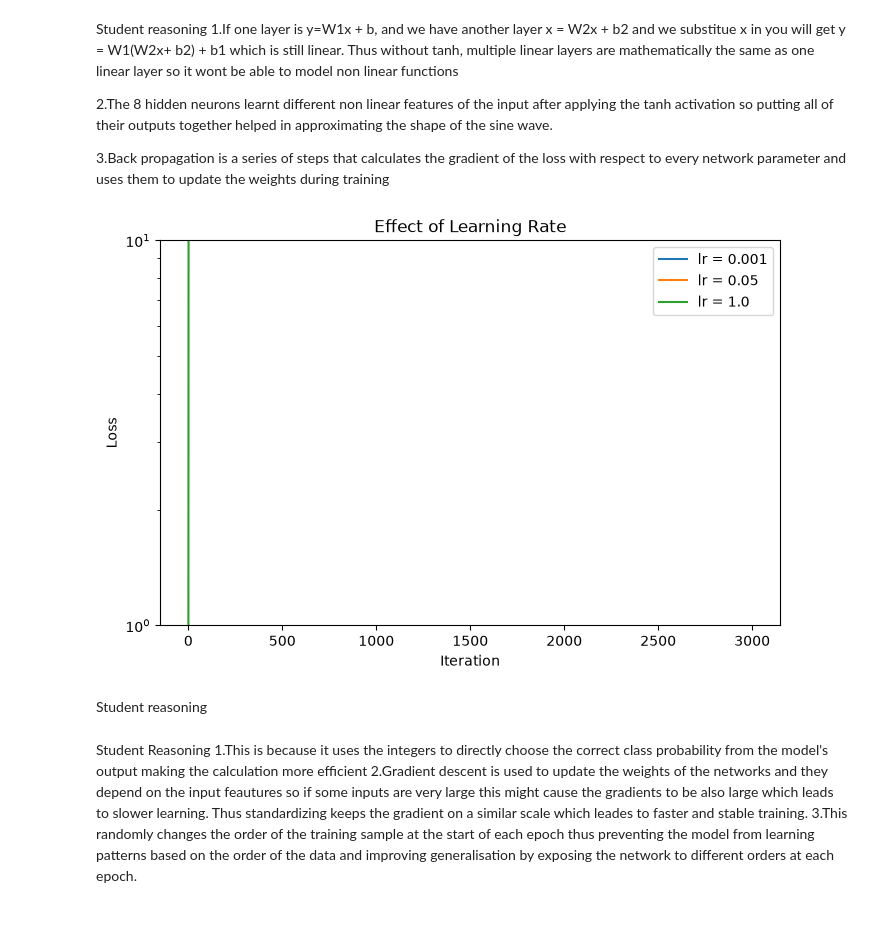
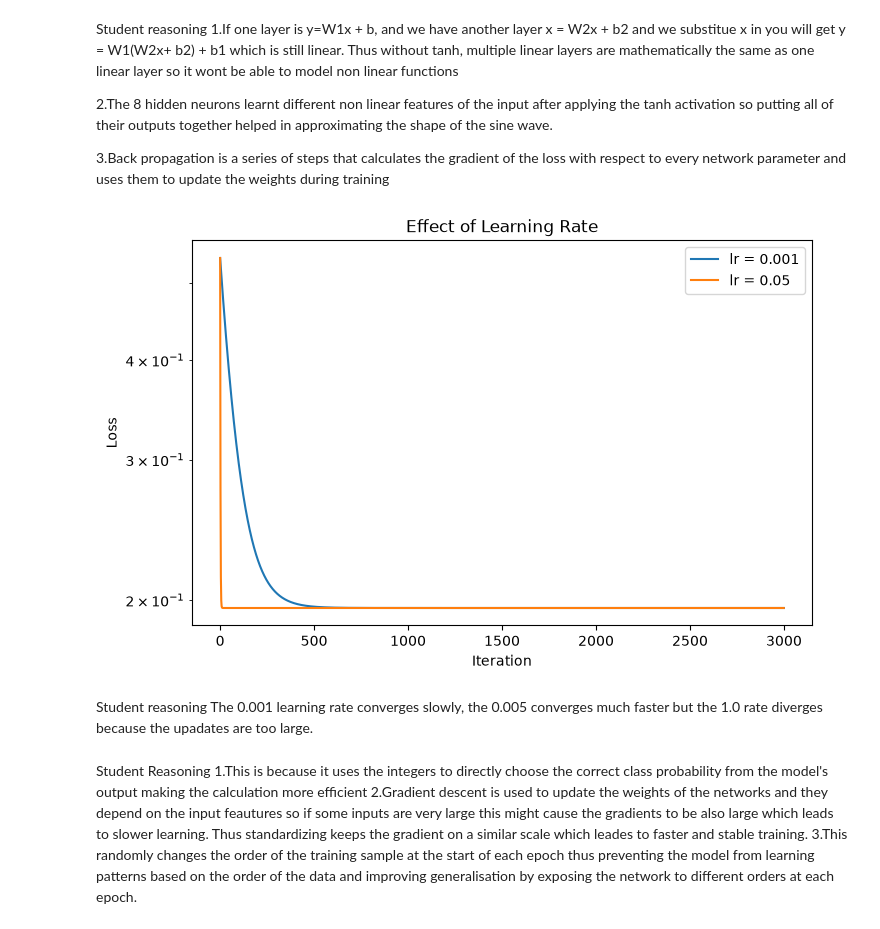
Before and after one commit to Kendise-K/lab-3, a Jupyter notebook: lab_3.ipynb, the cells around one changed output. Drawn from its saved outputs; the diff is of its cells as text; code cells hidden in the pictures.

```diff
--- a/lab_3.ipynb
+++ b/lab_3.ipynb
@@ -239,38 +241,39 @@ def train_toy(lr, steps=3000):
         # Forward pass
         y_hat = w * x + b
         loss = np.mean((y_hat - y) ** 2)
         losses.append(loss)
 
         # Gradients
         dw = np.mean(2 * (y_hat - y) * x)
         db = np.mean(2 * (y_hat - y))
 
         # Gradient descent update
         w -= lr * dw
         b -= lr * db
 
     return losses
 
 loss_lr1 = train_toy(0.001)
 loss_lr2 = train_toy(0.05)
 loss_lr3 = train_toy(1.0)
 
 plt.figure(figsize=(8,5))
 
 plt.plot(loss_lr1, label="lr = 0.001")
 plt.plot(loss_lr2, label="lr = 0.05")
-plt.plot(loss_lr3, label="lr = 1.0")
+# plt.plot(loss_lr3, label="lr = 1.0")
 
-plt.yscale("log")      # Log scale on y-axis
+plt.yscale("log")
 plt.xlabel("Iteration")
 plt.ylabel("Loss")
 plt.title("Effect of Learning Rate")
 plt.legend()
 plt.show()
 # %% [output]
-[figure, old version]
+[figure, new version]
 # %% [markdown]
 Student reasoning
+The 0.001 learning rate converges slowly, the 0.005 converges much faster but the 1.0 rate diverges because the upadates are too large.
 # %%
 # Section 2.1- Preprocess and split
 from sklearn.model_selection import train_test_split
```
Also changed, not shown: parts of 5 cells of this notebook.
